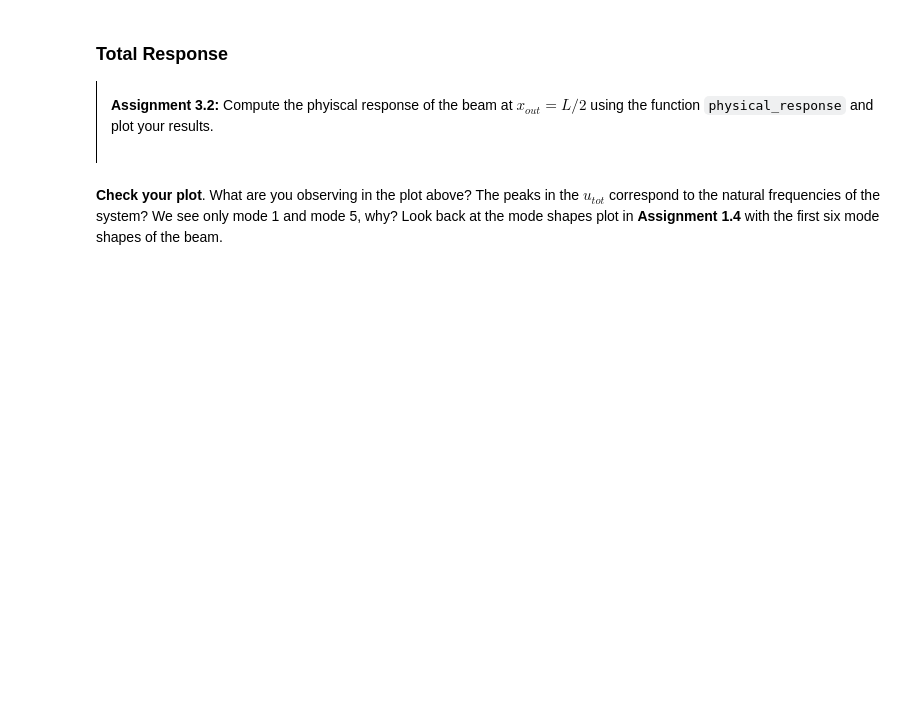
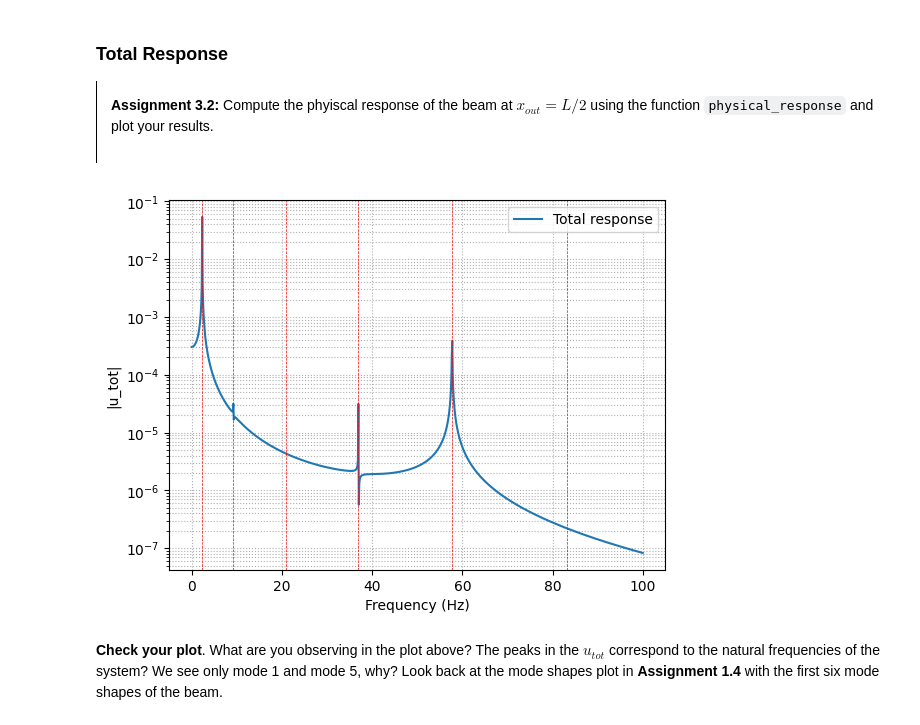
Before and after one commit to laurie-th/MV2627_Exercises, a Jupyter notebook: Session5_Continuous_systems/session5.ipynb, the cells around one changed output. Cells and saved outputs as stored; diff of their text form; code cells hidden in the pictures; blank space fills up the shorter version.

```diff
--- a/Session5_Continuous_systems/session5.ipynb
+++ b/Session5_Continuous_systems/session5.ipynb
@@ -288,7 +321,9 @@ def compute_modal_mass(rho, A, L, n):
     """
 
     # YOUR CODE HERE
-    raise NotImplementedError()
+    #raise NotImplementedError()
+    mu_n = rho * A * L / 2
+
     return mu_n
 # %% [markdown]
 Let us check your results:
@@ -486,8 +543,11 @@ def modal_response(F_n, mu_n, omega_n, xi_n, omega):
     z_n = []
 
     # YOUR CODE HERE
-    raise NotImplementedError()
+    #raise NotImplementedError()
 
+
+    for w in omega:
+        z_n.append(F_n / (mu_n * (omega_n**2 - w**2 + 2j * xi_n * omega_n * w)))
     return z_n
 # %% [markdown]
 Let us check that you implmented `modal_response` correctly.
@@ -509,7 +569,26 @@ omega = None  # excitation frequencies
 z_n = []  # Initialize modal response list
 
 # YOUR CODE HERE
-raise NotImplementedError()
+#raise NotImplementedError()
+Fn = F_n_list
+mu_n = compute_modal_mass(rho, A, L, 1)
+omega_n = natural_pulsation(E, rho, L, I, A, n_list)
+xi_n = 0
+
+omega = np.linspace(0, 100, 1000) * 2 * np.pi
+
+z_n = []
+
+for i in range(len(n_list)):
+    z_n.append(
+        modal_response(
+            Fn[i],
+            mu_n,
+            omega_n[i],
+            xi_n,
+            omega
+        )
+    )
 # %% [markdown]
 Let us now test and plot your results.
 # %%
@@ -575,15 +657,28 @@ x_outt = L/3
 # %%
 x_out = None # position where the physical response is evaluated
 u_tot = None # total physical response
 # YOUR CODE HERE
-raise NotImplementedError()
+#raise NotImplementedError()
+fig, ax = plt.subplots()
+x_out = L/2
+u_tot = np.zeros(len(omega), dtype=complex)
+
+for i in range(6):
+    psi_out = psi_list[i][len(x)//2]   # valeur du mode au milieu
+    u_tot += np.array(z_n[i]) * psi_out
+
+ax.plot(omega/(2*np.pi), np.abs(u_tot), label='Total response')
+
+##
 for n in range(1, 7):
     ax.axvline(natural_pulsation(E, rho, L, I, A, n=n) / (2 * np.pi), color='red', linestyle='--', lw=0.5)
 ax.set_xlabel('Frequency (Hz)')
 ax.set_ylabel('|u_tot|')
 ax.set_yscale('log')
 ax.grid(which='both', linestyle=':')
 _  = ax.legend()
+# %% [output]
+[figure, added]
 # %% [markdown]
 **Check your plot**.
 What are you observing in the plot above? The peaks in the $u_{tot}$ correspond to the natural frequencies of the system? We see only mode 1 and mode 5, why? Look back at the mode shapes plot in **Assignment 1.4** with the first six mode shapes of the beam.
```
Also changed, not shown: parts of 22 cells of this notebook.
